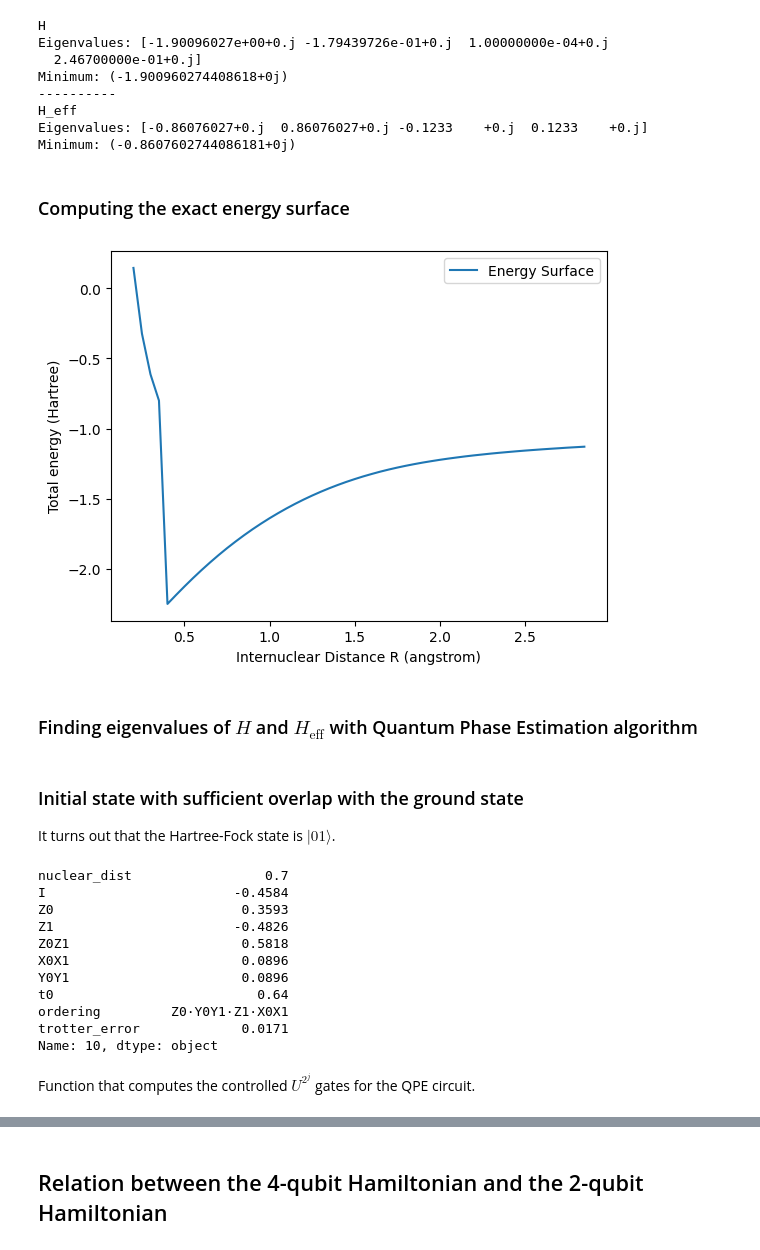
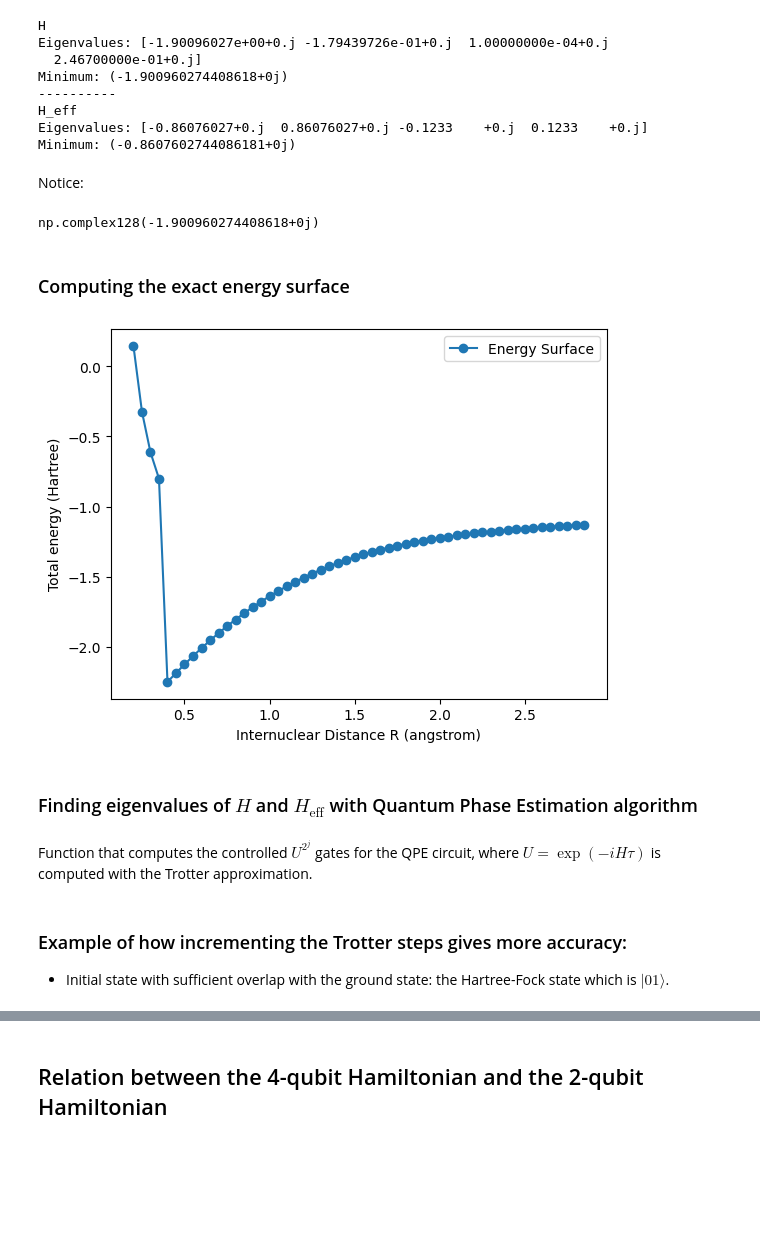
Before and after one commit to miguelruor/QPE-for-H2, a Jupyter notebook: QPE.ipynb, the cells around one changed output, grey strips where cells are left out. Saved outputs shown, nothing was run; the diff lists cells and outputs as text; code cells hidden in the pictures; blank space fills up the shorter version.

Commit message:
add energy surface with QPE

```diff
--- a/QPE.ipynb
+++ b/QPE.ipynb
@@ -214,6 +214,12 @@ Minimum: (-1.900960274408618+0j)
 H_eff
 Eigenvalues: [-0.86076027+0.j  0.86076027+0.j -0.1233    +0.j  0.1233    +0.j]
 Minimum: (-0.8607602744086181+0j)
+# %% [markdown]
+Notice:
+# %%
+coeffs_eg["I"] - coeffs_eg["Z0Z1"] + np.min(eigs_H_eff) # -> np.min(eigs_H)
+# %% [output]
+np.complex128(-1.900960274408618+0j)
 # %% [markdown]
 ### Computing the exact energy surface
 # %%
@@ -223,12 +229,14 @@ for idx, coeffs in coeffs_df.iterrows():
     eigs_H = np.linalg.eigvals(hamiltonian)
     energy_surface[idx] = np.min(eigs_H).real
 # %%
-plt.plot(coeffs_df["nuclear_dist"], energy_surface, label="Energy Surface")
+plt.plot(coeffs_df["nuclear_dist"], energy_surface, marker="o", label="Energy Surface")
 plt.xlabel("Internuclear Distance R (angstrom)")
 plt.ylabel("Total energy (Hartree)")
 plt.legend()
 plt.show()
 # %% [output]
-[figure, old version]
+[figure, new version]
 # %% [markdown]
 ### Finding eigenvalues of $H$ and $H_{\text{eff}}$ with Quantum Phase Estimation algorithm
+# %% [markdown]
+Function that computes the controlled $U^{2^j}$ gates for the QPE circuit, where $U=\exp(-iH\tau)$ is computed with the Trotter approximation.
@@ -235,18 +294,4 @@ plt.show()
 # %% [markdown]
-### Initial state with sufficient overlap with the ground state
+### Example of how incrementing the Trotter steps gives more accuracy:
 
-It turns out that the Hartree-Fock state is $|01\rangle$.
+- Initial state with sufficient overlap with the ground state: the Hartree-Fock state which is $|01\rangle$.
-# %%
-coeffs_eg
-# %% [output]
-nuclear_dist                 0.7
-I                        -0.4584
-Z0                        0.3593
-Z1                       -0.4826
-Z0Z1                      0.5818
-X0X1                      0.0896
-Y0Y1                      0.0896
-t0                          0.64
-ordering         Z0·Y0Y1·Z1·X0X1
-trotter_error             0.0171
-Name: 10, dtype: object
@@ -256,2 +297,0 @@ coeff = coeffs_eg[["I", "Z0", "Z1", "Z0Z1", "X0X1", "Y0Y1"]]
-# %% [markdown]
-Function that computes the controlled $U^{2^j}$ gates for the QPE circuit.
```
Also changed, not shown: parts of 18 cells of this notebook.
